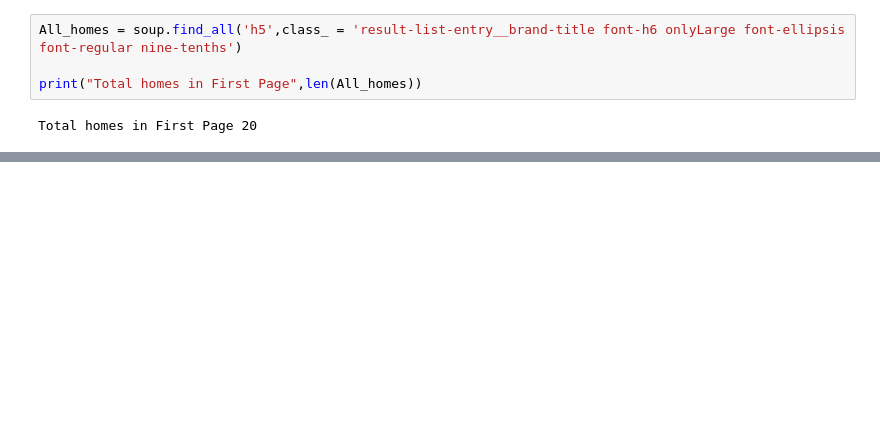
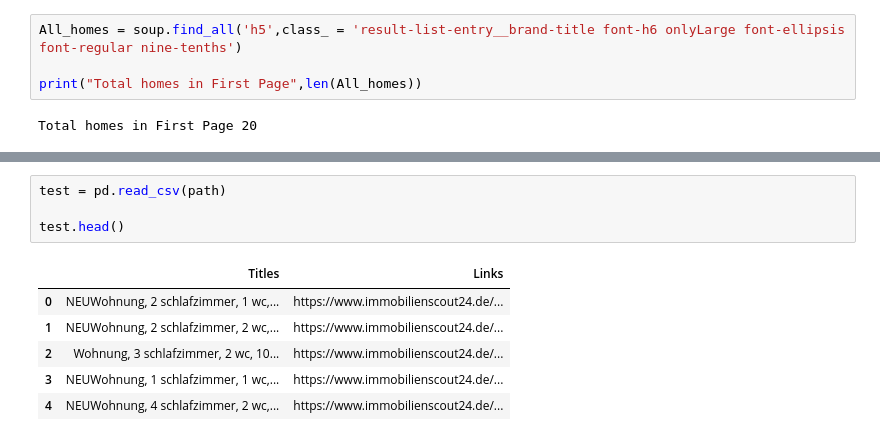
Before and after one commit to Dummy-Bug/WebScraping, a Jupyter notebook: 4 Scraping Houses in Madrid/House_in_Madrid.ipynb, the cells around one changed output, grey strips where cells are left out. Saved outputs shown, nothing was run; the diff lists cells and outputs as text; blank space fills up the shorter version.

```diff
--- a/4 Scraping Houses in Madrid/House_in_Madrid.ipynb
+++ b/4 Scraping Houses in Madrid/House_in_Madrid.ipynb
@@ -132,0 +143,11 @@ Link of the House   :---> https://www.immobilienscout24.de/expose/133538738
+# %%
+test = pd.read_csv(path)
+
+test.head()
+# %% [output]
+|  | Titles | Links |
+| 0 | NEUWohnung, 2 schlafzimmer, 1 wc,... | https://www.immobilienscout24.de/... |
+| 1 | NEUWohnung, 2 schlafzimmer, 2 wc,... | https://www.immobilienscout24.de/... |
+| 2 | Wohnung, 3 schlafzimmer, 2 wc, 10... | https://www.immobilienscout24.de/... |
+| 3 | NEUWohnung, 1 schlafzimmer, 1 wc,... | https://www.immobilienscout24.de/... |
+| 4 | NEUWohnung, 4 schlafzimmer, 2 wc,... | https://www.immobilienscout24.de/... |
```
Also changed, not shown: parts of 10 cells of this notebook.
